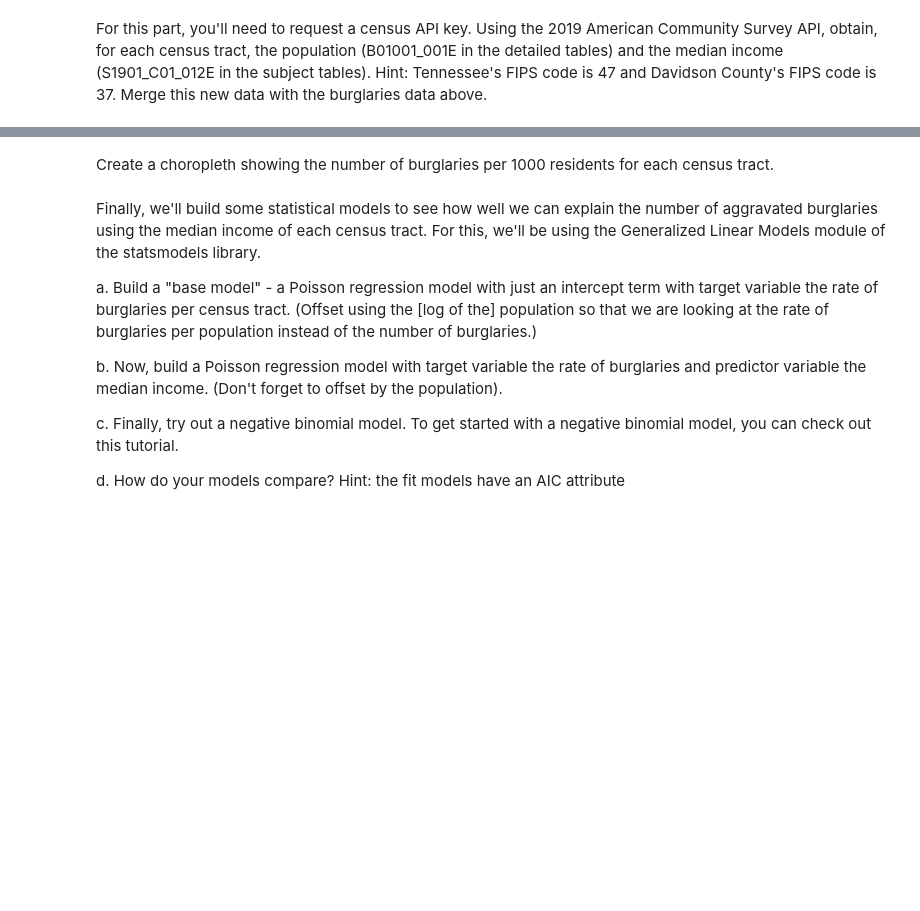
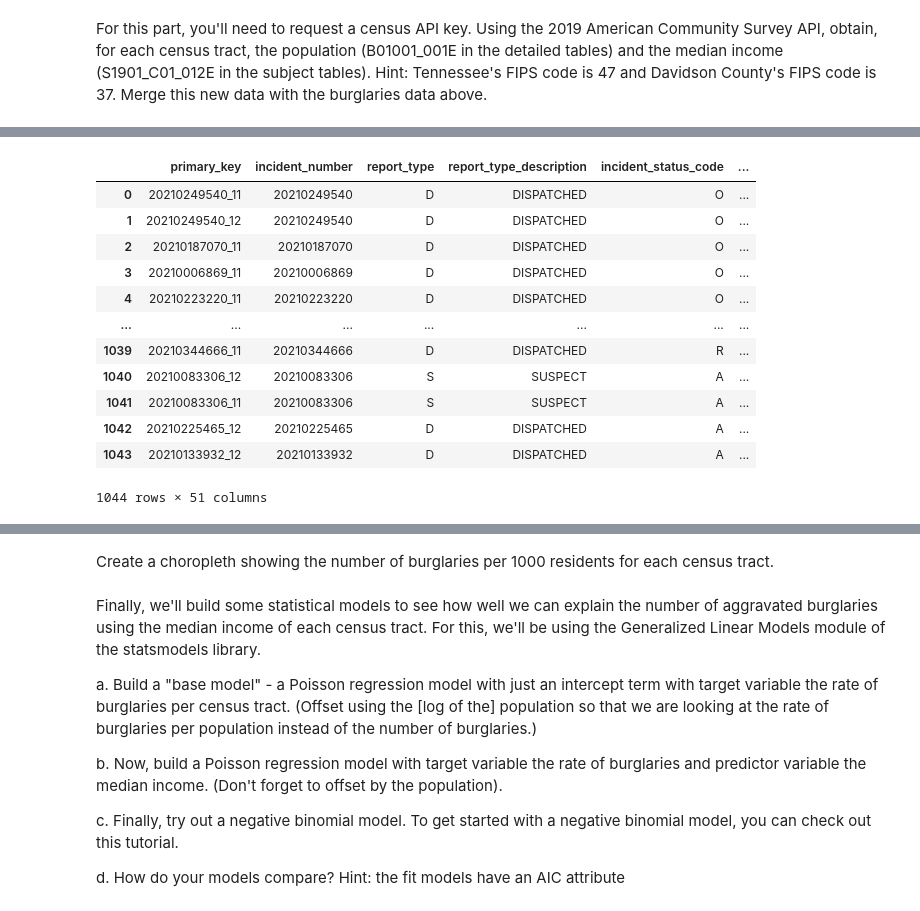
Before and after one commit to nss-data-science-cohort-5/geospatial_api-orange-oscelots, a Jupyter notebook: orange osclets burglary notebook.ipynb, the cells around one changed output, grey strips where cells are left out. Cells and saved outputs as stored; diff of their text form; code cells hidden in the pictures; blank space fills up the shorter version.

```diff
--- a/orange osclets burglary notebook.ipynb
+++ b/orange osclets burglary notebook.ipynb
@@ -125,0 +157,5 @@ burglary_df.
+# %%
+### First create a geometry column that is a Point datatype
+burglary_df['geometry'] = burglary_df.apply(lambda x: Point((x.longitude,
+                                                         x.latitude)),
+                                        axis=1)
@@ -125,0 +177,4 @@ burglary_df.
+# %%
+burglary_df_geo = gpd.GeoDataFrame(burglary_df,
+                           crs = tn_tract.crs,
+                           geometry = burglary_df['geometry'])
@@ -278,0 +379,16 @@ median_income_and_pop
+# %%
+pd.merge(burglary_by_zip, median_income_and_pop, on='Tract')
+# %% [output]
+|  | primary_key | incident_number | report_type | report_type_description | incident_status_code | ... |
+| 0 | 20210249540_11 | 20210249540 | D | DISPATCHED | O | ... |
+| 1 | 20210249540_12 | 20210249540 | D | DISPATCHED | O | ... |
+| 2 | 20210187070_11 | 20210187070 | D | DISPATCHED | O | ... |
+| 3 | 20210006869_11 | 20210006869 | D | DISPATCHED | O | ... |
+| 4 | 20210223220_11 | 20210223220 | D | DISPATCHED | O | ... |
+| ... | ... | ... | ... | ... | ... | ... |
+| 1039 | 20210344666_11 | 20210344666 | D | DISPATCHED | R | ... |
+| 1040 | 20210083306_12 | 20210083306 | S | SUSPECT | A | ... |
+| 1041 | 20210083306_11 | 20210083306 | S | SUSPECT | A | ... |
+| 1042 | 20210225465_12 | 20210225465 | D | DISPATCHED | A | ... |
+| 1043 | 20210133932_12 | 20210133932 | D | DISPATCHED | A | ... |
+1044 rows × 51 columns
```
Also changed, not shown: parts of 57 cells of this notebook.
